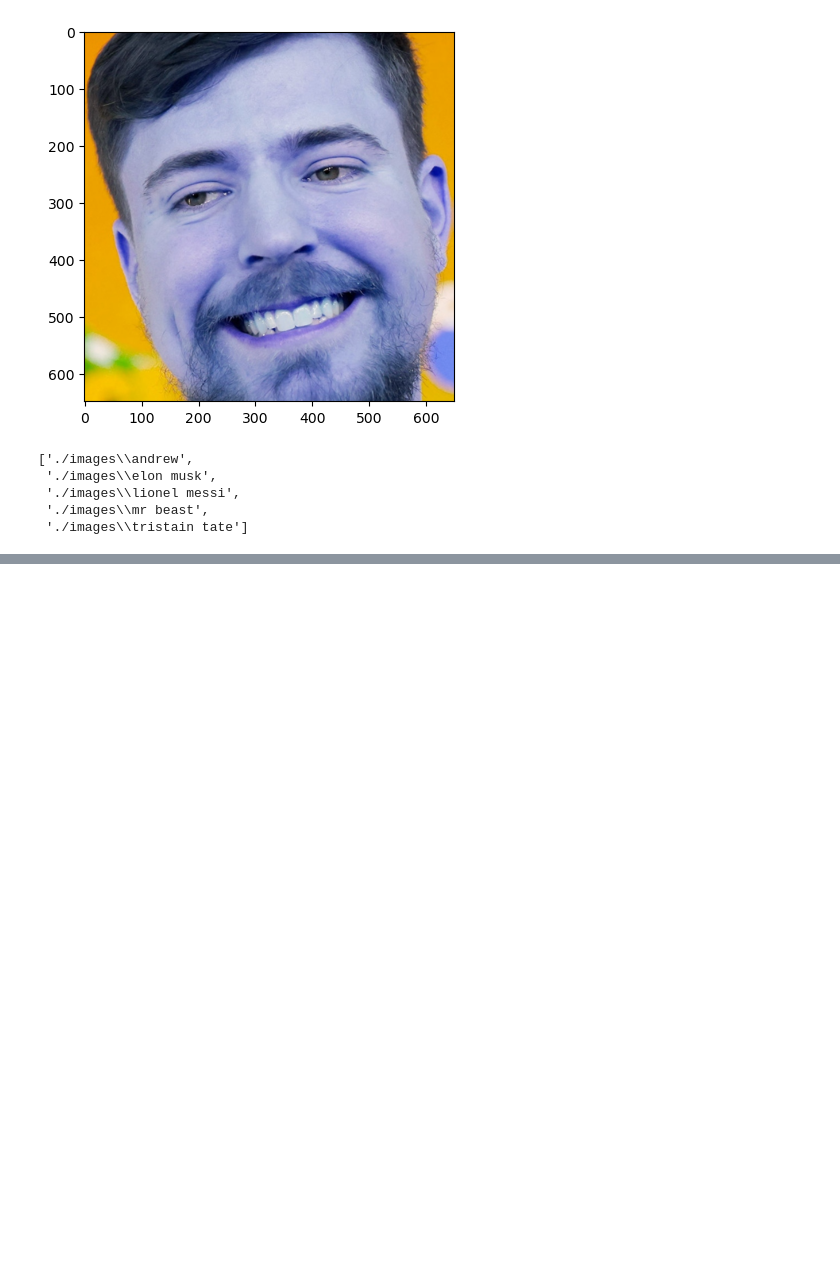
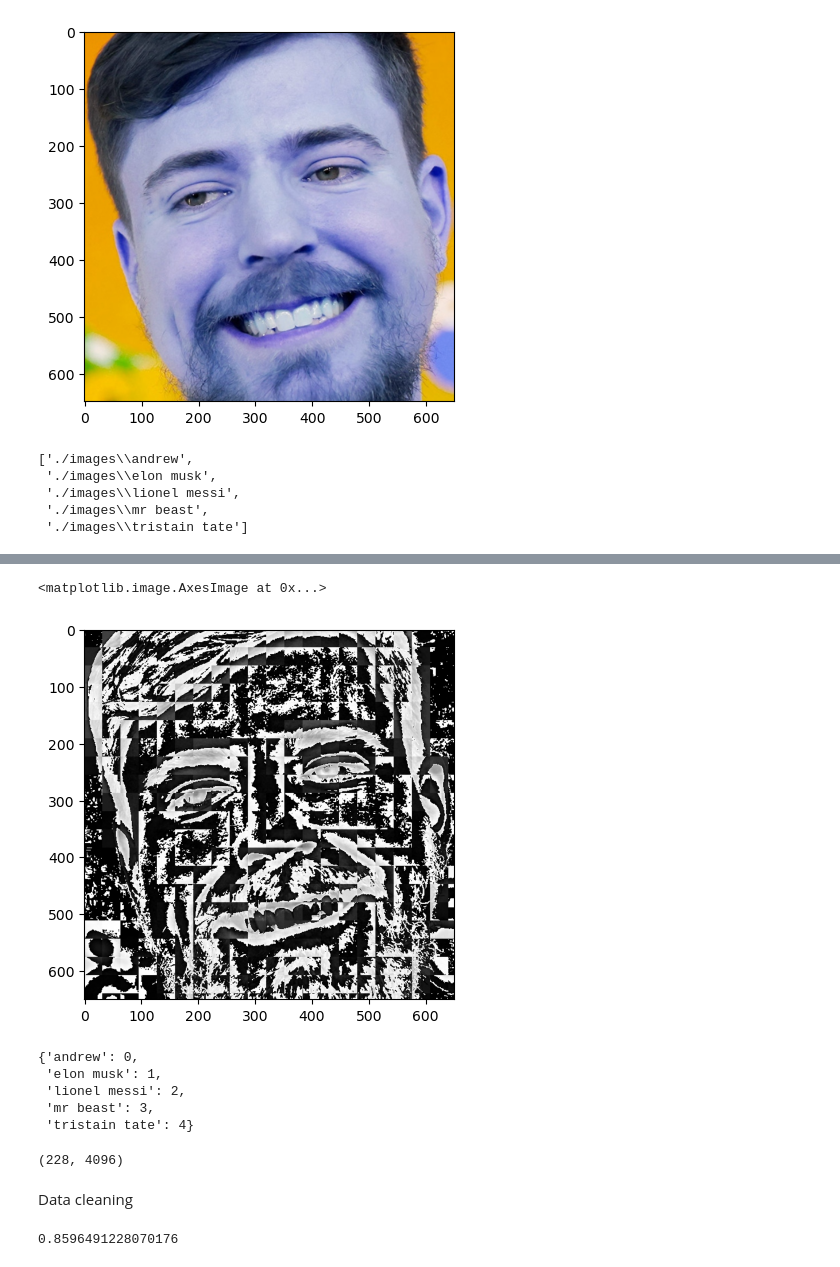
Before and after one commit to richardshaju/Image-recognizer, a Jupyter notebook: model/image_recognization.ipynb, the cells around one changed output, grey strips where cells are left out. Drawn from its saved outputs; the diff is of its cells as text; code cells hidden in the pictures; blank space fills up the shorter version.

```diff
--- a/model/image_recognization.ipynb
+++ b/model/image_recognization.ipynb
@@ -144,3 +149,35 @@ for img_dir in img_dirs:
 ./images\tristain tate\WhatsApp-Image-2022-12-04-at-12.59.39-PM.jpg
 ./images\tristain tate\WHO-IS-ANDREW-TATES-BROTHER-EVERYTHING-WE-KNOW-ABOUT-TRISTAN-TATE.jpg
 ./images\tristain tate\_large.jpg
+# %%
+import numpy as np
+import pywt
+import cv2
+
+def w2d(img, mode='haar', level=1):
+    imArray = img
+    #Datatype conversions
+    #convert to grayscale
+    imArray = cv2.cvtColor( imArray,cv2.COLOR_RGB2GRAY )
+    #convert to float
+    imArray =  np.float32(imArray)
+    imArray /= 255;
+    # compute coefficients
+    coeffs=pywt.wavedec2(imArray, mode, level=level)
+
+    #Process Coefficients
+    coeffs_H=list(coeffs)
+    coeffs_H[0] *= 0;
+
+    # reconstruction
+    imArray_H=pywt.waverec2(coeffs_H, mode);
+    imArray_H *= 255;
+    imArray_H =  np.uint8(imArray_H)
+
+    return imArray_H
+# %%
+im_har = w2d(cropped_image,'db1',5)
+plt.imshow(im_har, cmap='gray')
+# %% [output]
+<matplotlib.image.AxesImage at 0x...>
+[figure, added]
@@ -146,0 +186,13 @@ for img_dir in img_dirs:
+# %%
+class_dict = {}
+count = 0
+for celebrity_name in celebrity_file_names_dict.keys():
+    class_dict[celebrity_name] = count
+    count = count+1
+class_dict
+# %% [output]
+{'andrew': 0,
+ 'elon musk': 1,
+ 'lionel messi': 2,
+ 'mr beast': 3,
+ 'tristain tate': 4}
@@ -146,0 +214,7 @@ for img_dir in img_dirs:
+# %%
+X = np.array(X).reshape(len(X),4096).astype(float)
+X.shape
+# %% [output]
+(228, 4096)
+# %% [markdown]
+Data cleaning
@@ -146,0 +227,8 @@ for img_dir in img_dirs:
+# %%
+X_train, X_test, y_train, y_test = train_test_split(X, y, random_state=0)
+
+pipe = Pipeline([('scaler', StandardScaler()), ('svc', SVC(kernel = 'rbf', C = 10))])
+pipe.fit(X_train, y_train)
+pipe.score(X_test, y_test)
+# %% [output]
+0.8596491228070176
```
Also changed, not shown: parts of 24 cells of this notebook, 21 other files.
